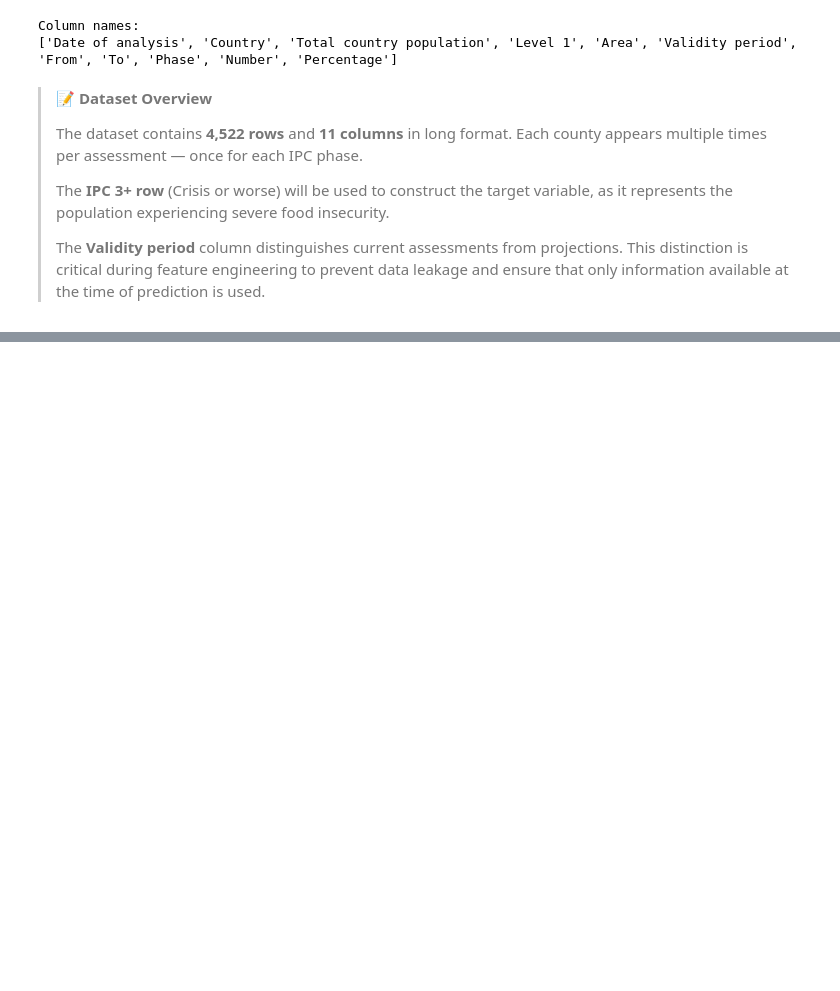
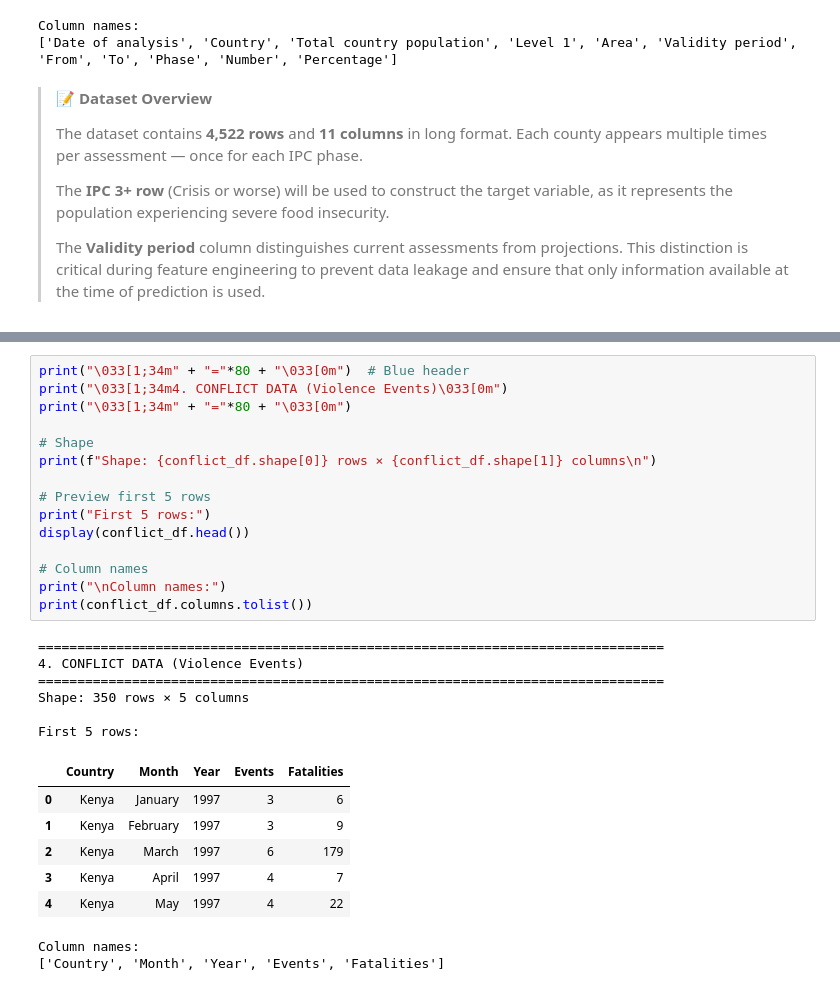
Before and after one commit to MrDenzy/PHASE-5-PROJECT---Forecasting-County-Level-Acute-Food-Insecurity-in-Kenya-Using-Climate-Shocks-Mark, a Jupyter notebook: notebooks/blex.ipynb, the cells around one changed output, grey strips where cells are left out. Saved outputs shown, nothing was run; the diff lists cells and outputs as text; blank space fills up the shorter version.

```diff
--- a/notebooks/blex.ipynb
+++ b/notebooks/blex.ipynb
@@ -521,0 +677,30 @@ Column names:
+# %%
+print("\033[1;34m" + "="*80 + "\033[0m")  # Blue header
+print("\033[1;34m4. CONFLICT DATA (Violence Events)\033[0m")
+print("\033[1;34m" + "="*80 + "\033[0m")
+
+# Shape
+print(f"Shape: {conflict_df.shape[0]} rows × {conflict_df.shape[1]} columns\n")
+
+# Preview first 5 rows
+print("First 5 rows:")
+display(conflict_df.head())
+
+# Column names
+print("\nColumn names:")
+print(conflict_df.columns.tolist())
+# %% [output]
+================================================================================
+4. CONFLICT DATA (Violence Events)
+================================================================================
+Shape: 350 rows × 5 columns
+
+First 5 rows:
+|  | Country | Month | Year | Events | Fatalities |
+| 0 | Kenya | January | 1997 | 3 | 6 |
+| 1 | Kenya | February | 1997 | 3 | 9 |
+| 2 | Kenya | March | 1997 | 6 | 179 |
+| 3 | Kenya | April | 1997 | 4 | 7 |
+| 4 | Kenya | May | 1997 | 4 | 22 |
+Column names:
+['Country', 'Month', 'Year', 'Events', 'Fatalities']
```
Also changed, not shown: parts of 12 cells of this notebook.
